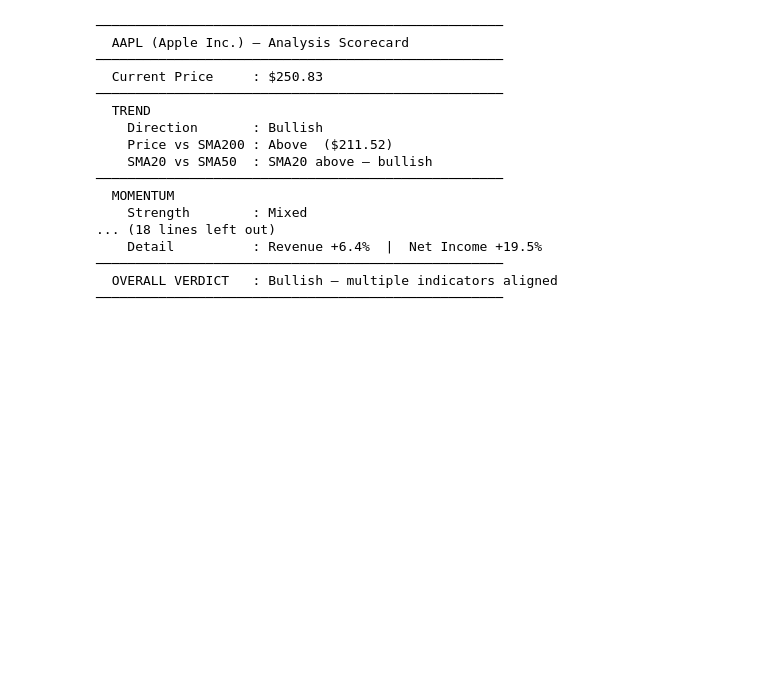
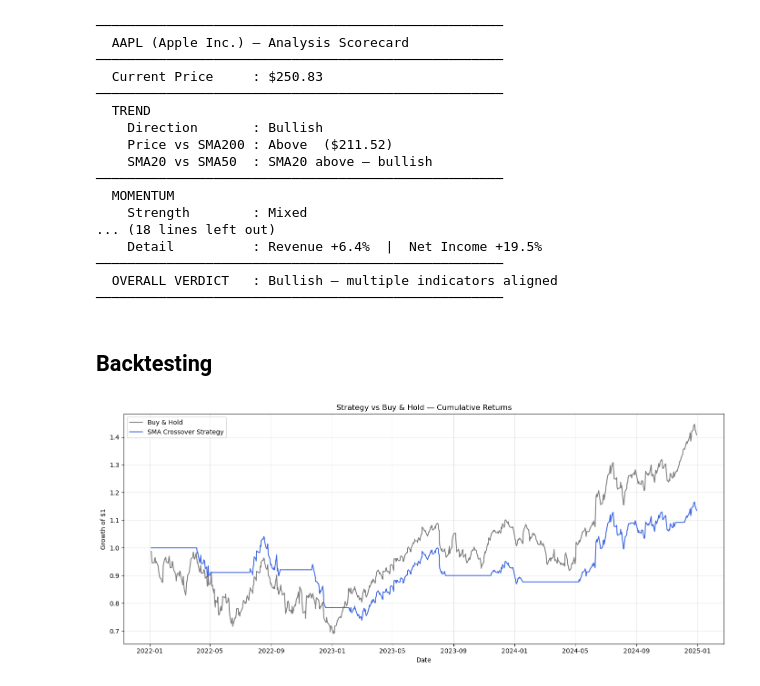
Before and after one commit to Sohail-Rasul/Stock-Price-Data-Analysis, a Jupyter notebook: stock_analysis.ipynb, the cells around one changed output. Cells and saved outputs as stored; diff of their text form; code cells hidden in the pictures; blank space fills up the shorter version.

Commit message:
SMA Backtest

```diff
--- a/stock_analysis.ipynb
+++ b/stock_analysis.ipynb
@@ -1087,3 +1087,48 @@ print(f"{div}\n")
 ────────────────────────────────────────────────────
   OVERALL VERDICT   : Bullish — multiple indicators aligned
 ────────────────────────────────────────────────────
+# %% [markdown]
+## Backtesting
+# %%
+# Step 1: Generate trading signals based on SMA crossover
+# We already have SMA20 and SMA50 from Section 5
+# If SMA20 > SMA50, we're in an uptrend → hold the stock (signal = 1)
+# If SMA20 < SMA50, we're in a downtrend → stay out (signal = 0)
+
+df['Signal'] = 0  # start with everything as 0 (out of market)
+df['Signal'] = (df['SMA_20'] > df['SMA_50']).astype(int)
+
+# Position is what we actually hold each day.
+# We shift by 1 because we can only act on YESTERDAY's signal —
+# you can't see today's crossover and trade in the same instant.
+# This is called "look-ahead bias" and avoiding it is critical.
+df['Position'] = df['Signal'].shift(1)
+df['Daily_Return'] = df['Close'].pct_change()
+# %%
+# Step 2: Calculate what our strategy actually earned each day
+# 'Daily_Return' should already exist from Section 3
+# If not, compute it: df['Daily_Return'] = df['Close'].pct_change()
+
+# Strategy return = what the market did × whether we were holding
+# If Position = 1 (we're in), we capture the full daily return
+# If Position = 0 (we're out), we earn nothing that day
+df['Strategy_Return'] = df['Daily_Return'] * df['Position']
+
+# Cumulative returns: how $1 invested on day 1 grows over time
+# (1 + r1) × (1 + r2) × ... is the compounding formula
+df['Cumulative_Market'] = (1 + df['Daily_Return']).cumprod()
+df['Cumulative_Strategy'] = (1 + df['Strategy_Return']).cumprod()
+# %%
+# Step 3: Visualise — did our strategy beat just holding AAPL?
+plt.figure(figsize=(14, 6))
+plt.plot(df.index, df['Cumulative_Market'], label='Buy & Hold', color='gray', linewidth=1.5)
+plt.plot(df.index, df['Cumulative_Strategy'], label='SMA Crossover Strategy', color='royalblue', linewidth=1.5)
+plt.title('Strategy vs Buy & Hold — Cumulative Returns')
+plt.xlabel('Date')
+plt.ylabel('Growth of $1')
+plt.legend()
+plt.grid(alpha=0.3)
+plt.tight_layout()
+plt.show()
+# %% [output]
+[figure, added]
```
Also changed, not shown: parts of 6 cells of this notebook, 2 other files.
